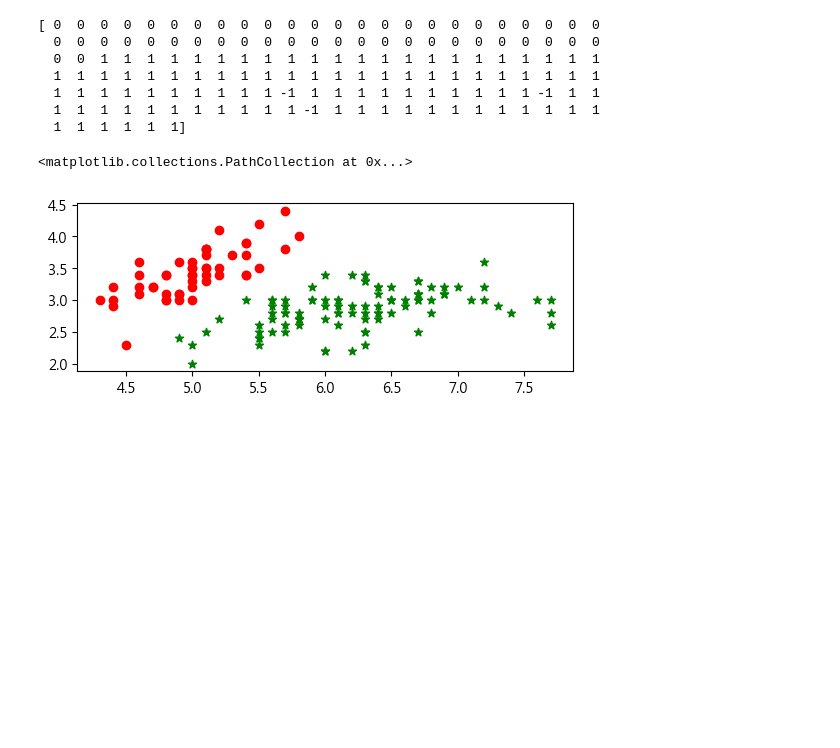
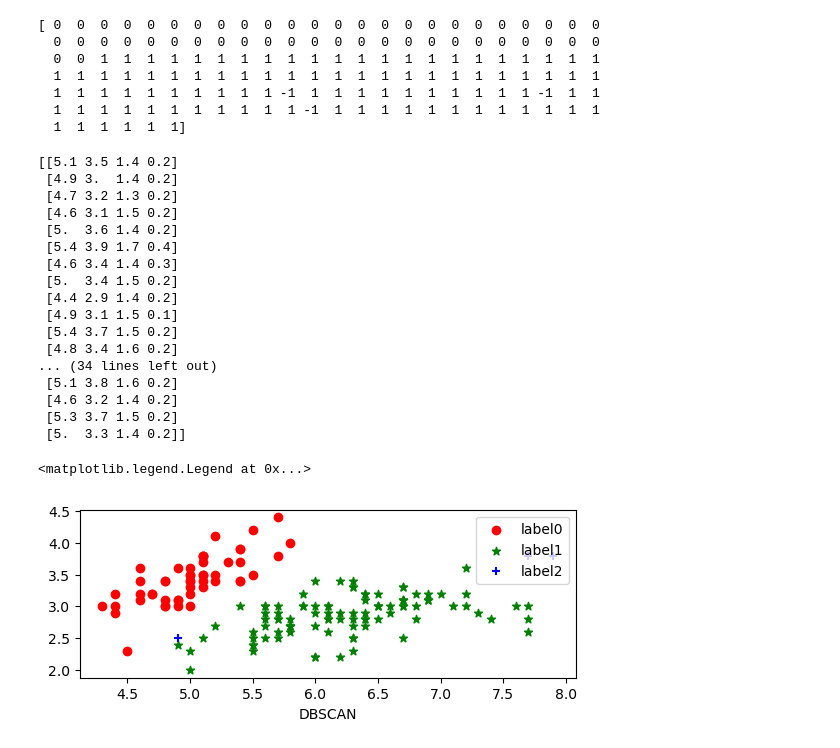
Before and after one commit to chrisluo5311/NYCU_AI_ChatGPT_Class, a Jupyter notebook: Pandas_Basic/1002_DBSCAN.ipynb, the cells around one changed output. Drawn from its saved outputs; the diff is of its cells as text; code cells hidden in the pictures; blank space fills up the shorter version.

```diff
--- a/Pandas_Basic/1002_DBSCAN.ipynb
+++ b/Pandas_Basic/1002_DBSCAN.ipynb
@@ -33,10 +33,30 @@ print(label_pred)
 # %%
 plt.subplot(2,1,2)
 X0=X[label_pred==0]
 X1=X[label_pred==1]
 X2=X[label_pred==-1]
 plt.scatter(X0[:,0],X0[:,1],c="red",marker='o',label='label0')
 plt.scatter(X1[:,0],X1[:,1],c="green",marker='*',label='label1')
+plt.scatter(X2[:,0],X2[:,1],c='blue',marker='+',label='label2')
+plt.xlabel('DBSCAN')
+plt.legend(loc=0)
 # %% [output]
-<matplotlib.collections.PathCollection at 0x...>
+[[5.1 3.5 1.4 0.2]
+ [4.9 3.  1.4 0.2]
+ [4.7 3.2 1.3 0.2]
+ [4.6 3.1 1.5 0.2]
+ [5.  3.6 1.4 0.2]
+ [5.4 3.9 1.7 0.4]
+ [4.6 3.4 1.4 0.3]
+ [5.  3.4 1.5 0.2]
+ [4.4 2.9 1.4 0.2]
+ [4.9 3.1 1.5 0.1]
+ [5.4 3.7 1.5 0.2]
+ [4.8 3.4 1.6 0.2]
+... (34 lines left out)
+ [5.1 3.8 1.6 0.2]
+ [4.6 3.2 1.4 0.2]
+ [5.3 3.7 1.5 0.2]
+ [5.  3.3 1.4 0.2]]
+<matplotlib.legend.Legend at 0x...>
-[figure, old version]
+[figure, new version]
```
Also changed, not shown: parts of 1 cell of this notebook, 4 other files.
